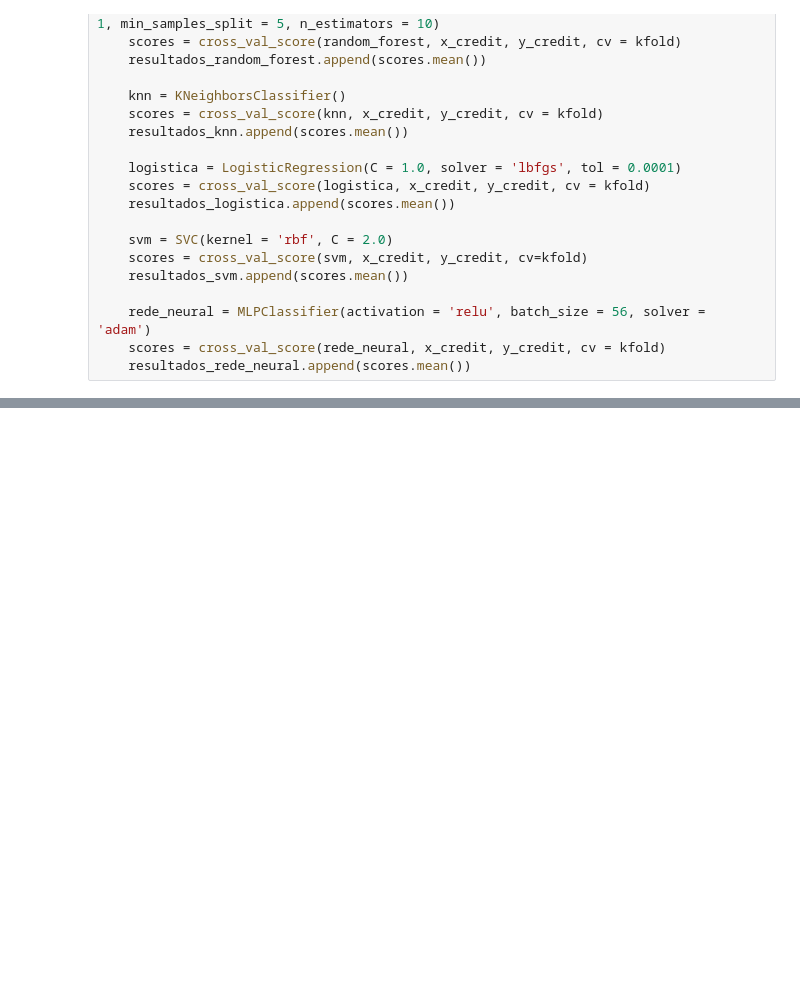
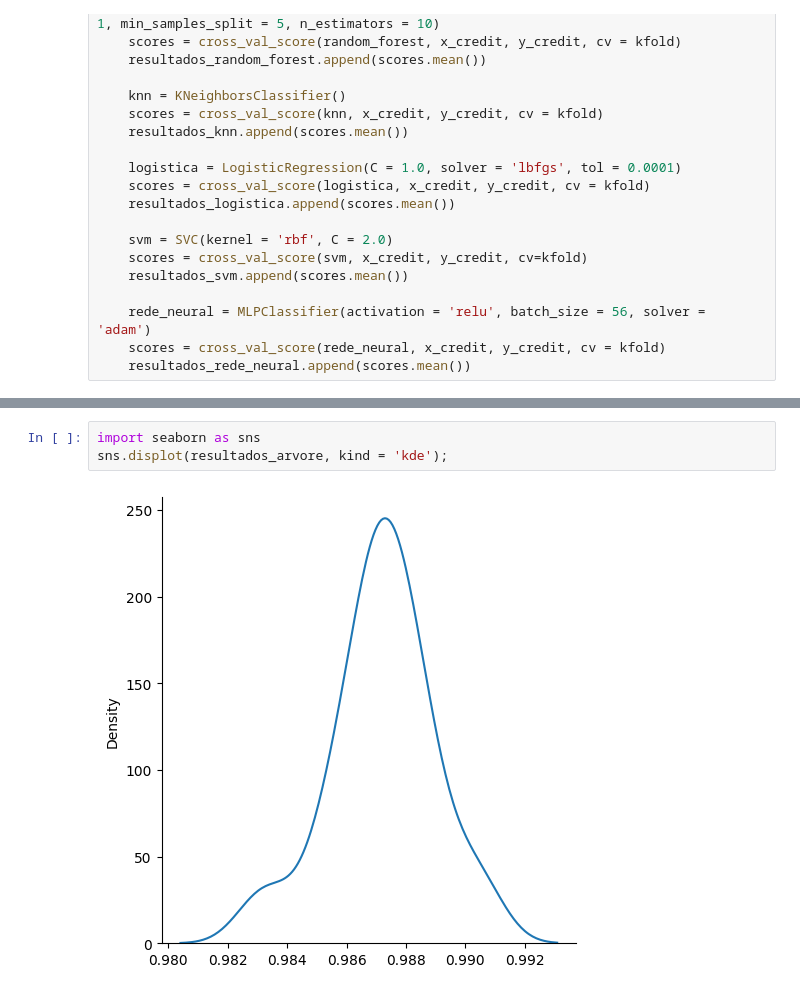
Before and after one commit to Josearthur266/Aprendendo_Machine_Learning, a Jupyter notebook: Avaliacao_de_algoritmo_classificacao/classificacao_algoritmo.ipynb, the cells around one changed output, grey strips where cells are left out. Saved outputs shown, nothing was run; the diff lists cells and outputs as text; blank space fills up the shorter version.

```diff
--- a/Avaliacao_de_algoritmo_classificacao/classificacao_algoritmo.ipynb
+++ b/Avaliacao_de_algoritmo_classificacao/classificacao_algoritmo.ipynb
@@ -285,0 +302,5 @@ dtype: float64
+# %%
+import seaborn as sns
+sns.displot(resultados_arvore, kind = 'kde');
+# %% [output]
+[figure, added]
```
Also changed, not shown: parts of 17 cells of this notebook.
